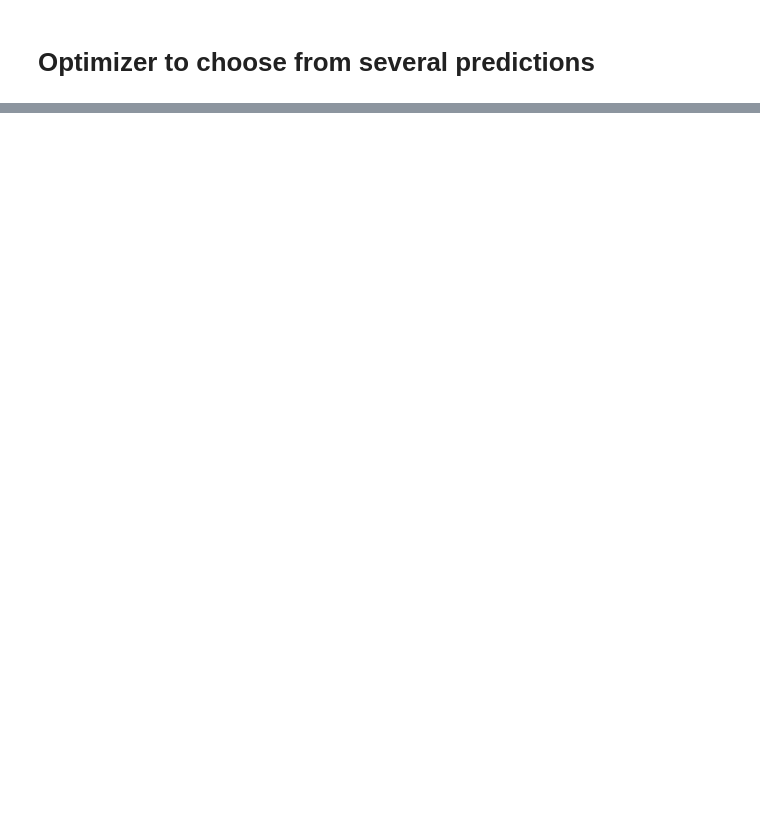
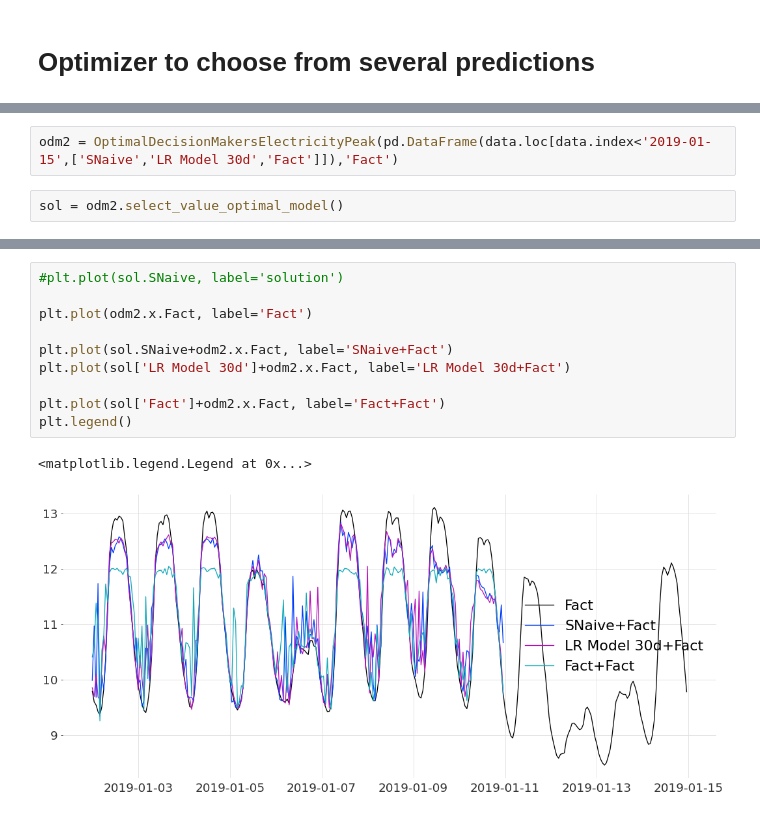
Before and after one commit to mariapaskevich/vof, a Jupyter notebook: Package_draft.ipynb, the cells around one changed output, grey strips where cells are left out. Saved outputs shown, nothing was run; the diff lists cells and outputs as text; blank space fills up the shorter version.

```diff
--- a/Package_draft.ipynb
+++ b/Package_draft.ipynb
@@ -385,0 +450,4 @@ violations_peak
+# %%
+odm2 = OptimalDecisionMakersElectricityPeak(pd.DataFrame(data.loc[data.index<'2019-01-15',['SNaive','LR Model 30d','Fact']]),'Fact')
+# %%
+sol = odm2.select_value_optimal_model()
@@ -385,0 +472,13 @@ violations_peak
+# %%
+#plt.plot(sol.SNaive, label='solution')
+
+plt.plot(odm2.x.Fact, label='Fact')
+
+plt.plot(sol.SNaive+odm2.x.Fact, label='SNaive+Fact')
+plt.plot(sol['LR Model 30d']+odm2.x.Fact, label='LR Model 30d+Fact')
+
+plt.plot(sol['Fact']+odm2.x.Fact, label='Fact+Fact')
+plt.legend()
+# %% [output]
+<matplotlib.legend.Legend at 0x...>
+[figure, added]
```
Also changed, not shown: parts of 14 cells of this notebook, 3 other files.
